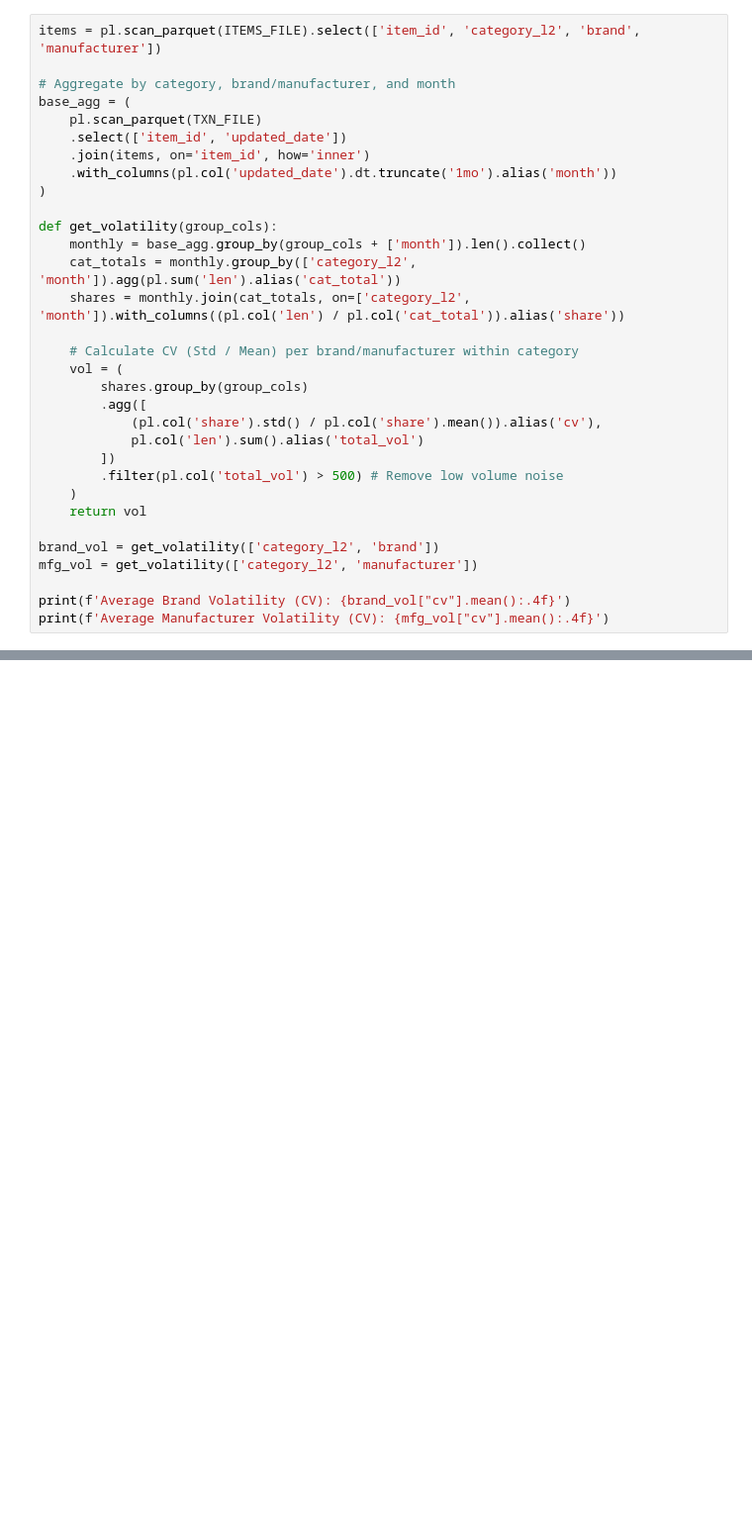
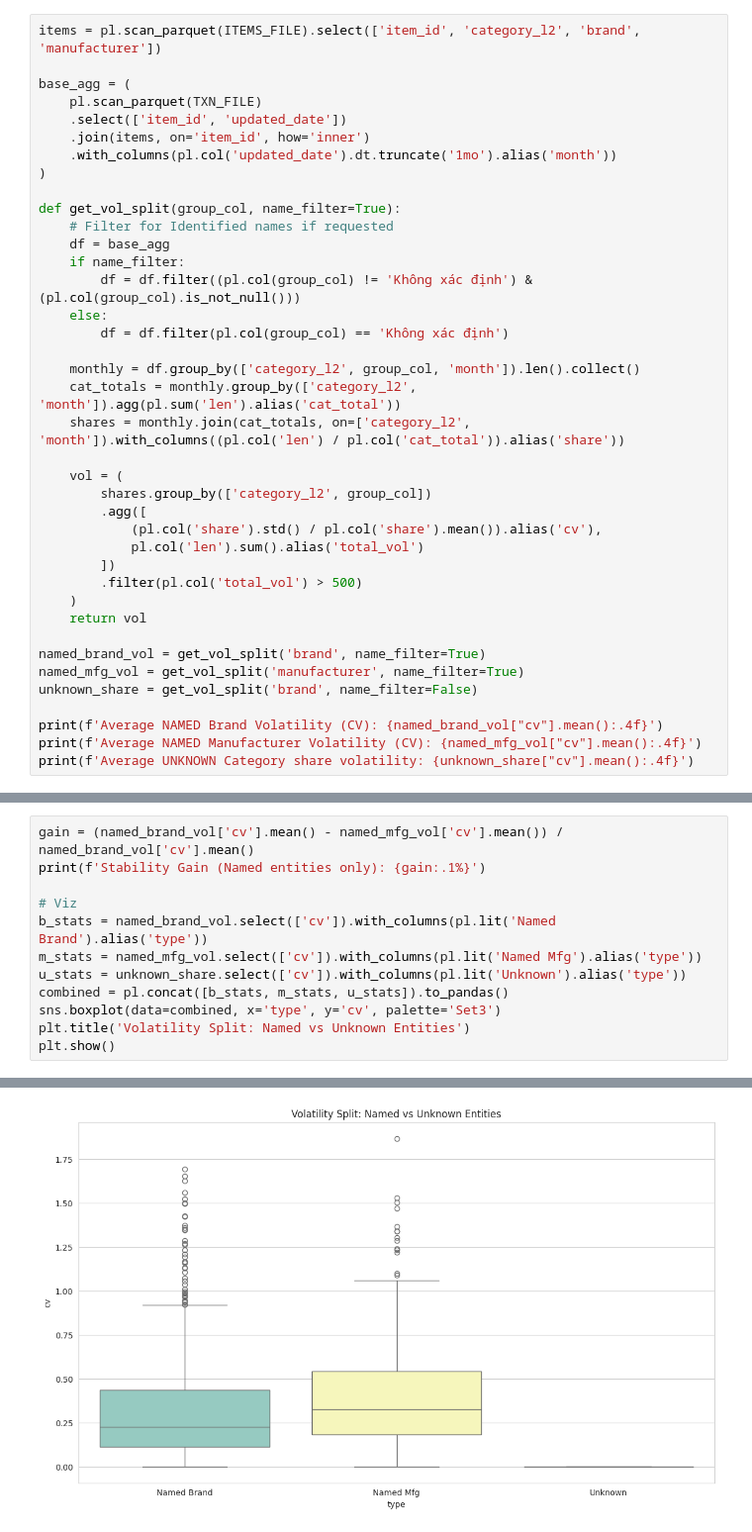
Before and after one commit to DoanQuocKien/ProjectNumberOne, a Jupyter notebook: QuocKien/data_analysis/33_manufacturer_stability.ipynb, the cells around one changed output, grey strips where cells are left out. Shown at 99% size. Drawn from its saved outputs; the diff is of its cells as text; blank space fills up the shorter version.

Commit message:
feat: add suite of exploratory data analysis notebooks and analytical insights documentation

```diff
--- a/QuocKien/data_analysis/33_manufacturer_stability.ipynb
+++ b/QuocKien/data_analysis/33_manufacturer_stability.ipynb
@@ -36,7 +35,6 @@ print('Libraries imported successfully.')
 # %%
 items = pl.scan_parquet(ITEMS_FILE).select(['item_id', 'category_l2', 'brand', 'manufacturer'])
 
-# Aggregate by category, brand/manufacturer, and month
 base_agg = (
     pl.scan_parquet(TXN_FILE)
     .select(['item_id', 'updated_date'])
@@ -44,24 +42,32 @@ base_agg = (
     .with_columns(pl.col('updated_date').dt.truncate('1mo').alias('month'))
 )
 
-def get_volatility(group_cols):
-    monthly = base_agg.group_by(group_cols + ['month']).len().collect()
+def get_vol_split(group_col, name_filter=True):
+    # Filter for Identified names if requested
+    df = base_agg
+    if name_filter:
+        df = df.filter((pl.col(group_col) != 'Không xác định') & (pl.col(group_col).is_not_null()))
+    else:
+        df = df.filter(pl.col(group_col) == 'Không xác định')
+
+    monthly = df.group_by(['category_l2', group_col, 'month']).len().collect()
     cat_totals = monthly.group_by(['category_l2', 'month']).agg(pl.sum('len').alias('cat_total'))
     shares = monthly.join(cat_totals, on=['category_l2', 'month']).with_columns((pl.col('len') / pl.col('cat_total')).alias('share'))
 
-    # Calculate CV (Std / Mean) per brand/manufacturer within category
     vol = (
-        shares.group_by(group_cols)
+        shares.group_by(['category_l2', group_col])
         .agg([
             (pl.col('share').std() / pl.col('share').mean()).alias('cv'),
             pl.col('len').sum().alias('total_vol')
         ])
-        .filter(pl.col('total_vol') > 500) # Remove low volume noise
+        .filter(pl.col('total_vol') > 500)
     )
     return vol
 
-brand_vol = get_volatility(['category_l2', 'brand'])
-mfg_vol = get_volatility(['category_l2', 'manufacturer'])
+named_brand_vol = get_vol_split('brand', name_filter=True)
+named_mfg_vol = get_vol_split('manufacturer', name_filter=True)
+unknown_share = get_vol_split('brand', name_filter=False)
 
-print(f'Average Brand Volatility (CV): {brand_vol["cv"].mean():.4f}')
-print(f'Average Manufacturer Volatility (CV): {mfg_vol["cv"].mean():.4f}')
+print(f'Average NAMED Brand Volatility (CV): {named_brand_vol["cv"].mean():.4f}')
+print(f'Average NAMED Manufacturer Volatility (CV): {named_mfg_vol["cv"].mean():.4f}')
+print(f'Average UNKNOWN Category share volatility: {unknown_share["cv"].mean():.4f}')
@@ -81,0 +80,13 @@ print(f'Stability Gain from Manufacturer fallback: {stability_gain:.1%}')
+# %%
+gain = (named_brand_vol['cv'].mean() - named_mfg_vol['cv'].mean()) / named_brand_vol['cv'].mean()
+print(f'Stability Gain (Named entities only): {gain:.1%}')
+
+# Viz
+b_stats = named_brand_vol.select(['cv']).with_columns(pl.lit('Named Brand').alias('type'))
+m_stats = named_mfg_vol.select(['cv']).with_columns(pl.lit('Named Mfg').alias('type'))
+u_stats = unknown_share.select(['cv']).with_columns(pl.lit('Unknown').alias('type'))
+combined = pl.concat([b_stats, m_stats, u_stats]).to_pandas()
+sns.boxplot(data=combined, x='type', y='cv', palette='Set3')
+plt.title('Volatility Split: Named vs Unknown Entities')
+plt.show()
+# %% [output]
@@ -82,3 +97,4 @@ print(f'Stability Gain from Manufacturer fallback: {stability_gain:.1%}')
+[figure, added]
 # %% [markdown]
 ## 4. Conclusion and Decision
 
```
Also changed, not shown: parts of 9 cells of this notebook, 19 other files.
